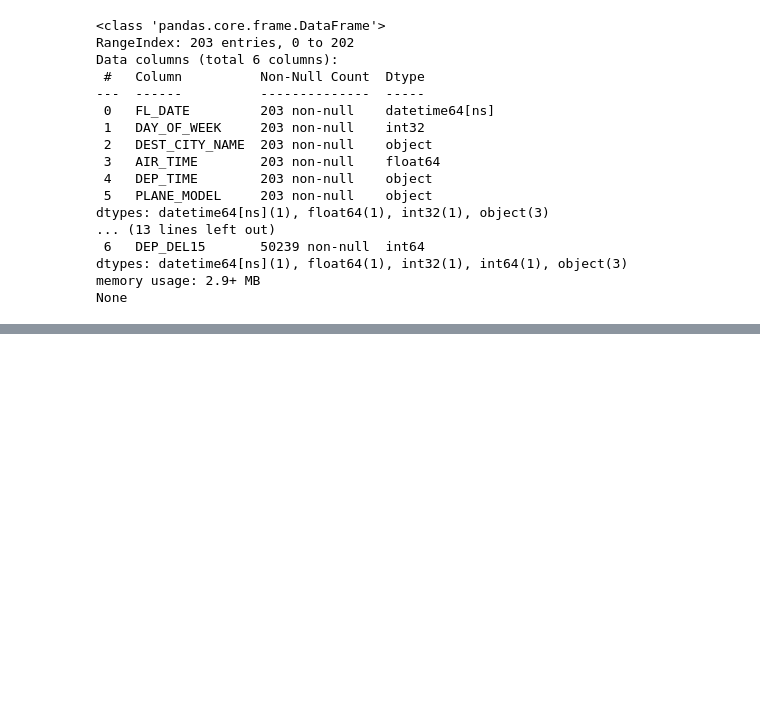
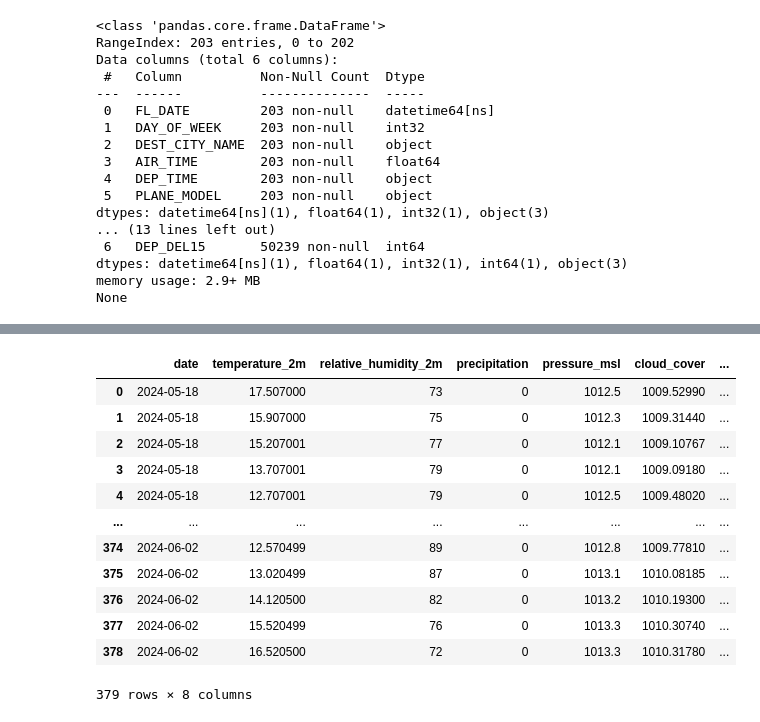
Before and after one commit to jr16MAI/PredictiveAnalytics, a Jupyter notebook: Model/delay_predictor.ipynb, the cells around one changed output, grey strips where cells are left out. Saved outputs shown, nothing was run; the diff lists cells and outputs as text; code cells hidden in the pictures; blank space fills up the shorter version.

```diff
--- a/Model/delay_predictor.ipynb
+++ b/Model/delay_predictor.ipynb
@@ -6,8 +8,8 @@ df_flights = pd.read_csv('../FlightData/flights_SFO_UA.csv')
 df_planes = pd.read_csv('../PlaneData/MainlineFleet.csv')
 df_holiday = pd.read_csv('../HolidayData/holidays_2023_2024.csv')
 df_future_flights = pd.read_csv('../FutureData/future_flights_data.csv')
-
-# df_weather
+df_weather = pd.read_csv('../WeatherData/hourly_dataframe_past (1).csv')
+df_future_weather = pd.read_csv('../WeatherData/hourly_dataframe_forecast (1).csv')
 # %%
 df_planes.info()
 # %% [output]
@@ -267,0 +368,16 @@ None
+# %%
+df_future_weather
+# %% [output]
+|  | date | temperature_2m | relative_humidity_2m | precipitation | pressure_msl | cloud_cover | ... |
+| 0 | 2024-05-18 | 17.507000 | 73 | 0 | 1012.5 | 1009.52990 | ... |
+| 1 | 2024-05-18 | 15.907000 | 75 | 0 | 1012.3 | 1009.31440 | ... |
+| 2 | 2024-05-18 | 15.207001 | 77 | 0 | 1012.1 | 1009.10767 | ... |
+| 3 | 2024-05-18 | 13.707001 | 79 | 0 | 1012.1 | 1009.09180 | ... |
+| 4 | 2024-05-18 | 12.707001 | 79 | 0 | 1012.5 | 1009.48020 | ... |
+| ... | ... | ... | ... | ... | ... | ... | ... |
+| 374 | 2024-06-02 | 12.570499 | 89 | 0 | 1012.8 | 1009.77810 | ... |
+| 375 | 2024-06-02 | 13.020499 | 87 | 0 | 1013.1 | 1010.08185 | ... |
+| 376 | 2024-06-02 | 14.120500 | 82 | 0 | 1013.2 | 1010.19300 | ... |
+| 377 | 2024-06-02 | 15.520499 | 76 | 0 | 1013.3 | 1010.30740 | ... |
+| 378 | 2024-06-02 | 16.520500 | 72 | 0 | 1013.3 | 1010.31780 | ... |
+379 rows × 8 columns
```
Also changed, not shown: parts of 16 cells of this notebook, 2 other files.
